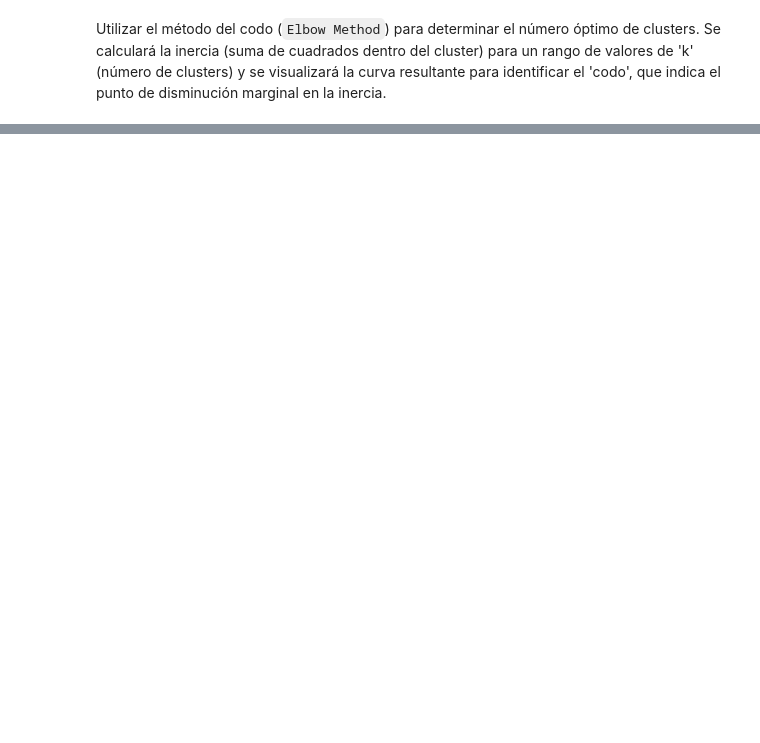
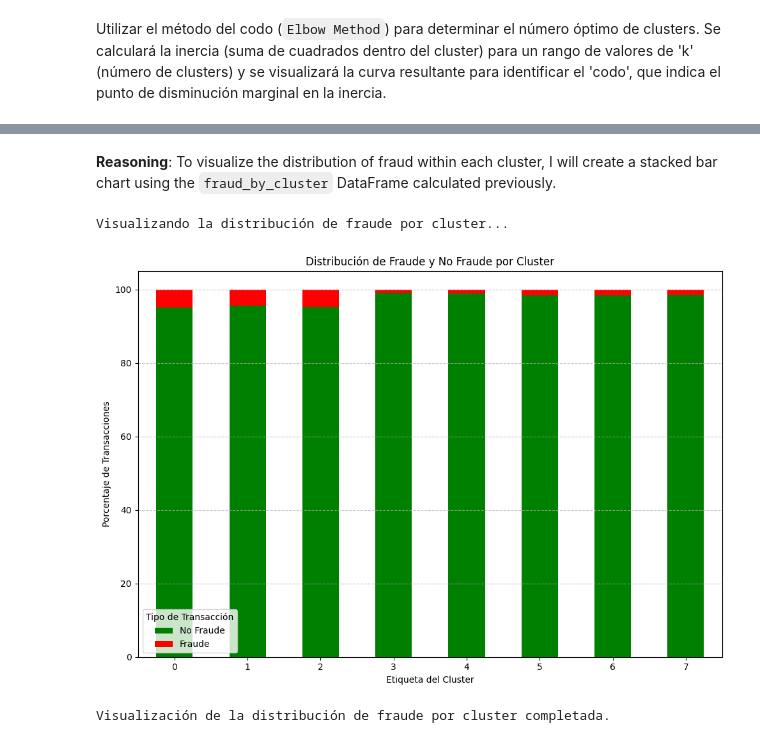
Before and after one commit to josenomberto/UTEC-CDIAV3-MCD8010, a Jupyter notebook: Proyecto02-Grupo1-jc.ipynb, the cells around one changed output, grey strips where cells are left out. Cells and saved outputs as stored; diff of their text form; code cells hidden in the pictures; blank space fills up the shorter version.

```diff
--- a/Proyecto02-Grupo1-jc.ipynb
+++ b/Proyecto02-Grupo1-jc.ipynb
@@ -655,0 +832,21 @@ print("Análisis del Método del Codo completado. Examine el gráfico para ident
+# %%
+print("Calculando la distribución de transacciones fraudulentas y no fraudulentas por cluster...")
+
+# 1. Agrupar por 'cluster_label' y 'isFraud' y contar ocurrencias
+fraud_by_cluster = df_train.groupby(['cluster_label', 'isFraud']).size().unstack(fill_value=0)
+
+# 2. Renombrar columnas para claridad
+fraud_by_cluster.rename(columns={0: 'NoFraud_Count', 1: 'Fraud_Count'}, inplace=True)
+
+# 3. Calcular el total de transacciones por cluster
+fraud_by_cluster['Total_Transactions'] = fraud_by_cluster['NoFraud_Count'] + fraud_by_cluster['Fraud_Count']
+
+# 4. Calcular el porcentaje de transacciones fraudulentas y no fraudulentas por cluster
+fraud_by_cluster['NoFraud_Percentage'] = (fraud_by_cluster['NoFraud_Count'] / fraud_by_cluster['Total_Transactions']) * 100
+fraud_by_cluster['Fraud_Percentage'] = (fraud_by_cluster['Fraud_Count'] / fraud_by_cluster['Total_Transactions']) * 100
+
+# 5. Mostrar el resultado
+print("Distribución de Fraude por Cluster:")
+display(fraud_by_cluster)
+
+print("Análisis de la distribución de fraude por cluster completado.")
@@ -655,0 +867,27 @@ print("Análisis del Método del Codo completado. Examine el gráfico para ident
+# %% [markdown]
+**Reasoning**:
+To visualize the distribution of fraud within each cluster, I will create a stacked bar chart using the `fraud_by_cluster` DataFrame calculated previously.
+# %%
+print("Visualizando la distribución de fraude por cluster...")
+
+# Preparar los datos para el gráfico de barras apiladas
+plot_df = fraud_by_cluster[['NoFraud_Percentage', 'Fraud_Percentage']]
+
+# Crear el gráfico de barras apiladas
+plt.figure(figsize=(10, 7))
+plot_df.plot(kind='bar', stacked=True, color={'NoFraud_Percentage': 'green', 'Fraud_Percentage': 'red'}, ax=plt.gca())
+
+plt.title('Distribución de Fraude y No Fraude por Cluster')
+plt.xlabel('Etiqueta del Cluster')
+plt.ylabel('Porcentaje de Transacciones')
+plt.xticks(rotation=0)
+plt.legend(['No Fraude', 'Fraude'], title='Tipo de Transacción')
+plt.grid(axis='y', linestyle='--', alpha=0.7)
+plt.tight_layout()
+plt.show()
+
+print("Visualización de la distribución de fraude por cluster completada.")
+# %% [output]
+Visualizando la distribución de fraude por cluster...
+[figure, added]
+Visualización de la distribución de fraude por cluster completada.
```
Also changed, not shown: parts of 30 cells of this notebook.
